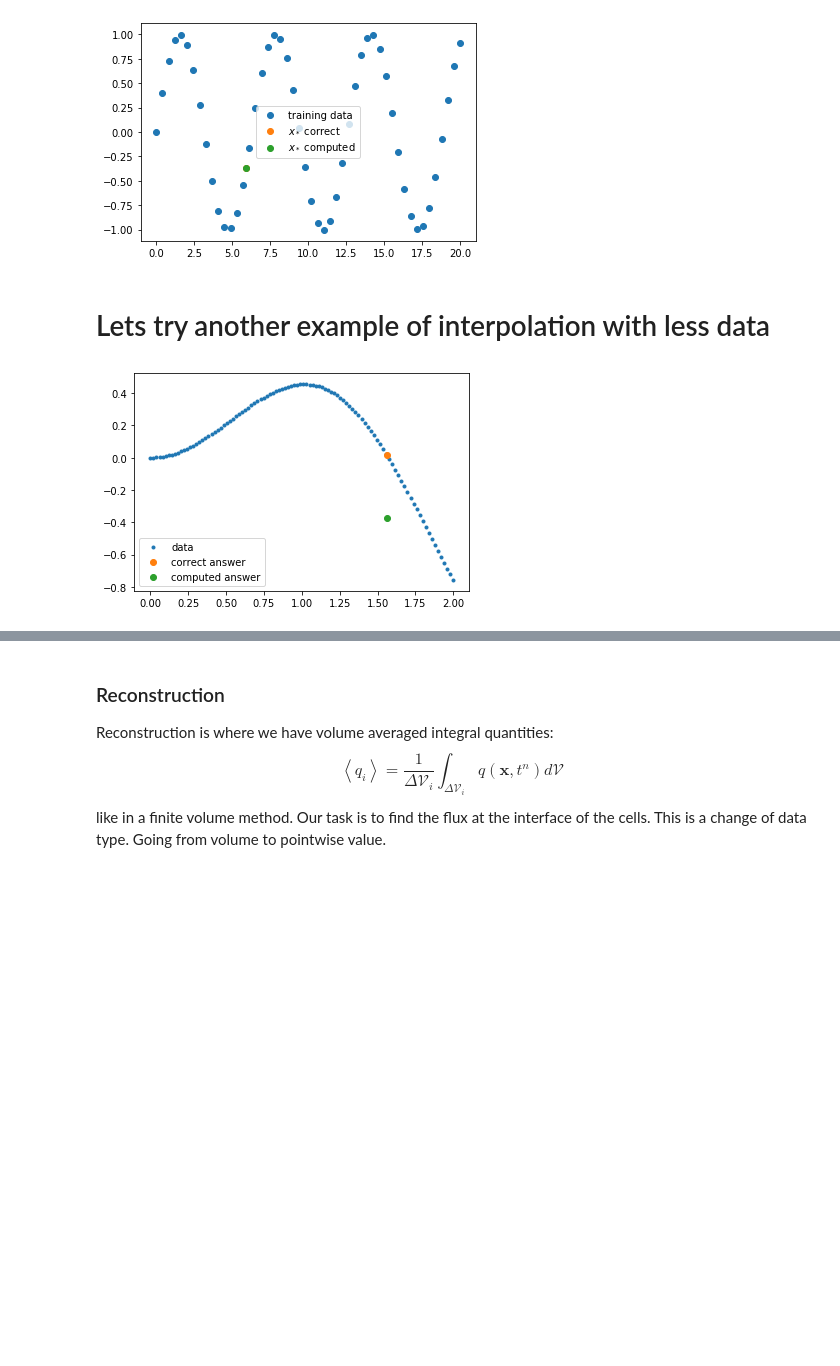
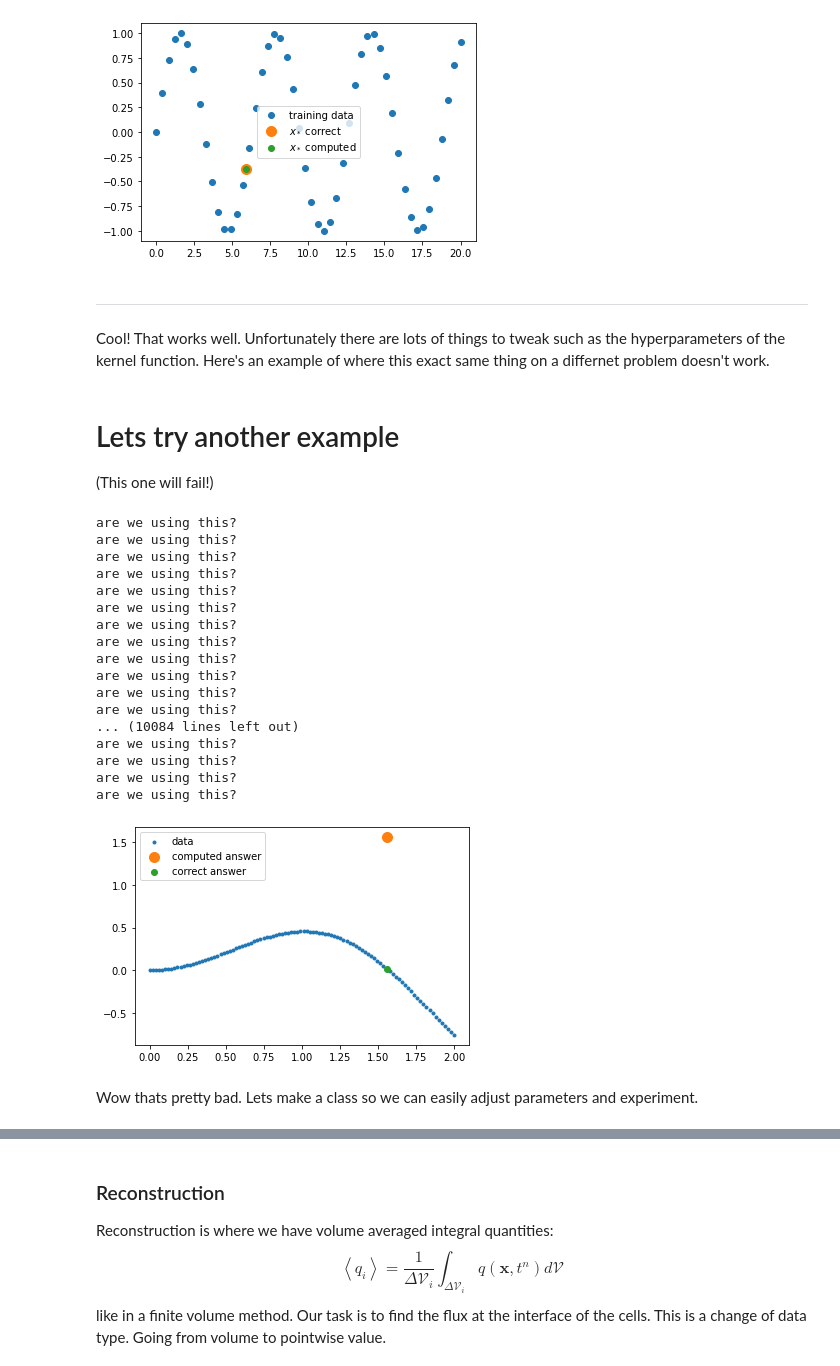
Before and after one commit to ChrisDeGrendele/gaussianprocesses, a Jupyter notebook: GP_Recipes.ipynb, the cells around one changed output, grey strips where cells are left out. Cells and saved outputs as stored; diff of their text form; code cells hidden in the pictures; blank space fills up the shorter version.

```diff
--- a/GP_Recipes.ipynb
+++ b/GP_Recipes.ipynb
@@ -123,27 +123,52 @@ plt.scatter(x_star, y_star, label='$x_*$ computed')
 plt.legend();
 # %% [output]
 [figure]
+# %% [markdown]
+---
+Cool! That works well. Unfortunately there are lots of things to tweak such as the hyperparameters of the kernel function. Here's an example of where this exact same thing on a differnet problem doesn't work.
 # %% [markdown]
-# Lets try another example of interpolation with less data
+# Lets try another example
+(This one will fail!)
 # %%
+#exact function
 def f(x):
     return x*np.sin(x)*np.cos(x)
 
-#training data
+#make discrete data
 x = np.linspace(0,2,100)
 y = f(x)
 
 #correct answer
 x_star = 1.56
 y_star_correct = f(x_star)
 
+
 #GP interpolation
-y_star = f_star(x,y, x_star)
+y_star = f_star(x, y, x_star)
 
 #plot results
 plt.scatter(x,y,marker='.',label="data")
+plt.scatter(x_star, y_star, label='computed answer', s= 100)
 plt.scatter(x_star, y_star_correct, label='correct answer')
-plt.scatter(x_star, y_star, label='computed answer')
 plt.legend();
 # %% [output]
+are we using this?
+are we using this?
+are we using this?
+are we using this?
+are we using this?
+are we using this?
+are we using this?
+are we using this?
+are we using this?
+are we using this?
+are we using this?
+are we using this?
+... (10084 lines left out)
+are we using this?
+are we using this?
+are we using this?
+are we using this?
-[figure, old version]
+[figure, new version]
+# %% [markdown]
+Wow thats pretty bad. Lets make a class so we can easily adjust parameters and experiment.
```
Also changed, not shown: parts of 16 cells of this notebook.
